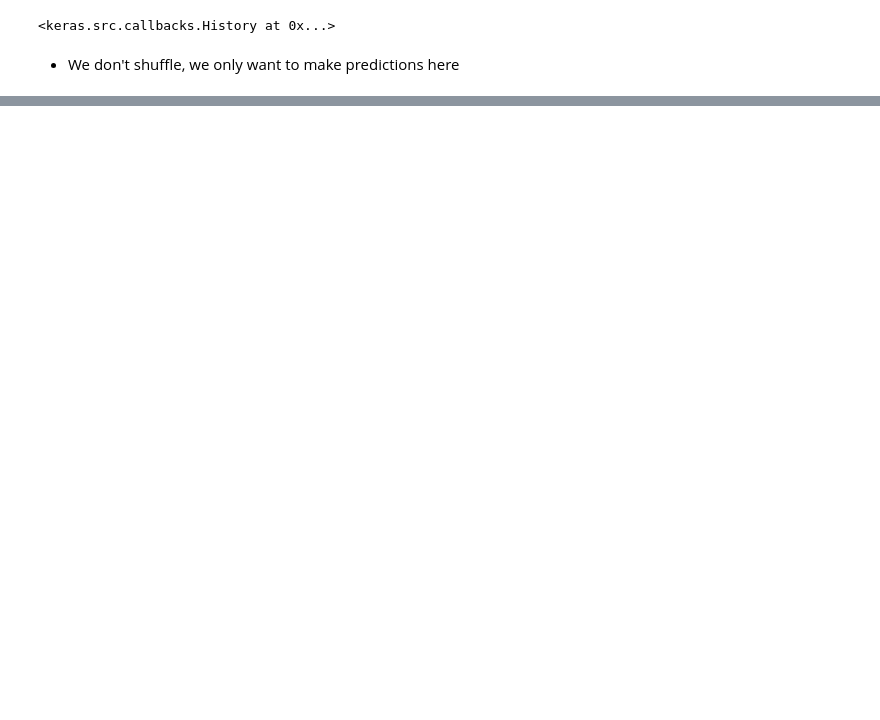
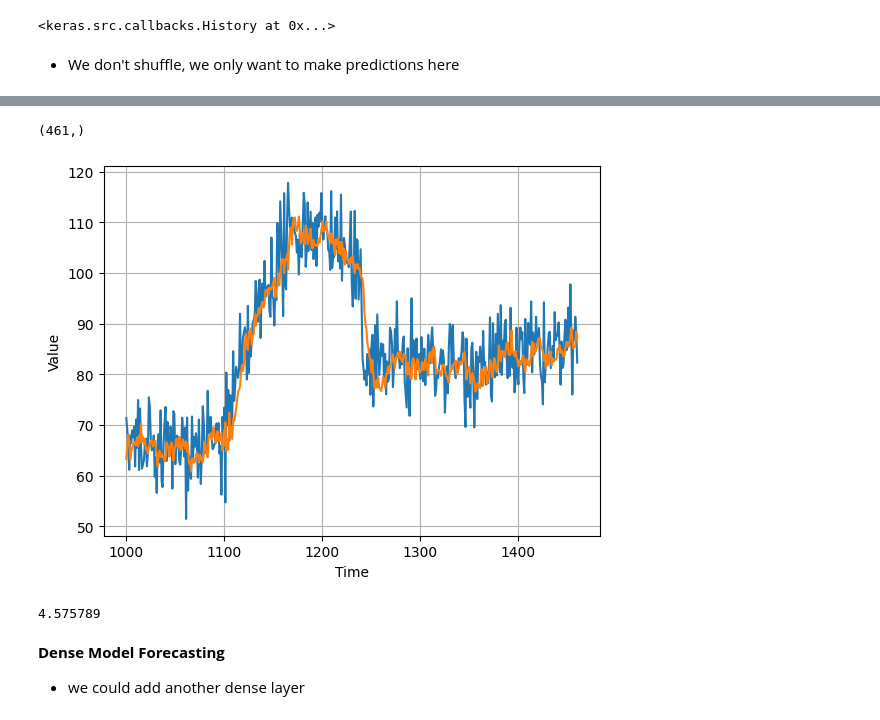
Before and after one commit to sondosaabed/Intro-to-tensorFlow-for-deep-learning, a Jupyter notebook: Time Series Forecasting.ipynb, the cells around one changed output, grey strips where cells are left out. Cells and saved outputs as stored; diff of their text form; code cells hidden in the pictures; blank space fills up the shorter version.

Commit message:
Time Series: Linear regression

```diff
--- a/Time Series Forecasting.ipynb
+++ b/Time Series Forecasting.ipynb
@@ -267,3 +269,8 @@ model = keras.models.Sequential([
+# %%
+lr_shceule = keras.callbacks.LearningRateScheduler(
+    lambda epoch: 1e-6 * 10**(epoch /30)
+)
+model.fit(train_set, epochs=100, validation_data=valid_set, callbacks=[lr_shceule])
 # %% [markdown]
 - Stochastic GD with some momentum which often converge much faster
 # %%
@@ -312,3 +319,5 @@ def model_forecast(model, series, window_size):
     ds = ds.flat_map(lambda w: w.batch(window_size))
     ds = ds.batch(32).prefetch(1)
     return model.predict(ds)
+# %%
+lin_forecast = model_forecast(model, series[split_time - window_size:-1], window_size)[:,0]
@@ -314,0 +326,17 @@ def model_forecast(model, series, window_size):
+# %%
+lin_forecast.shape
+# %% [output]
+(461,)
+# %%
+plot_series_2(time_valid, x_valid)
+plot_series_2(time_valid, lin_forecast)
+# %% [output]
+[figure, added]
+# %%
+keras.metrics.mean_absolute_error(x_valid, lin_forecast).numpy()
+# %% [output]
+4.575789
+# %% [markdown]
+<b>Dense Model Forecasting</b>
+
+- we could add another dense layer
```
Also changed, not shown: parts of 3 cells of this notebook.
